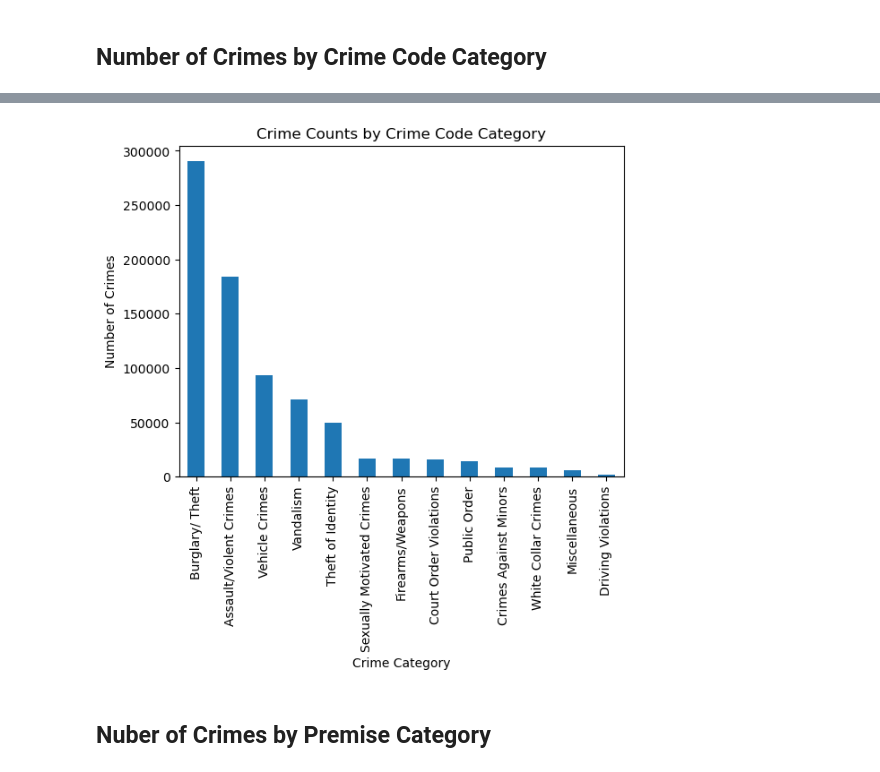
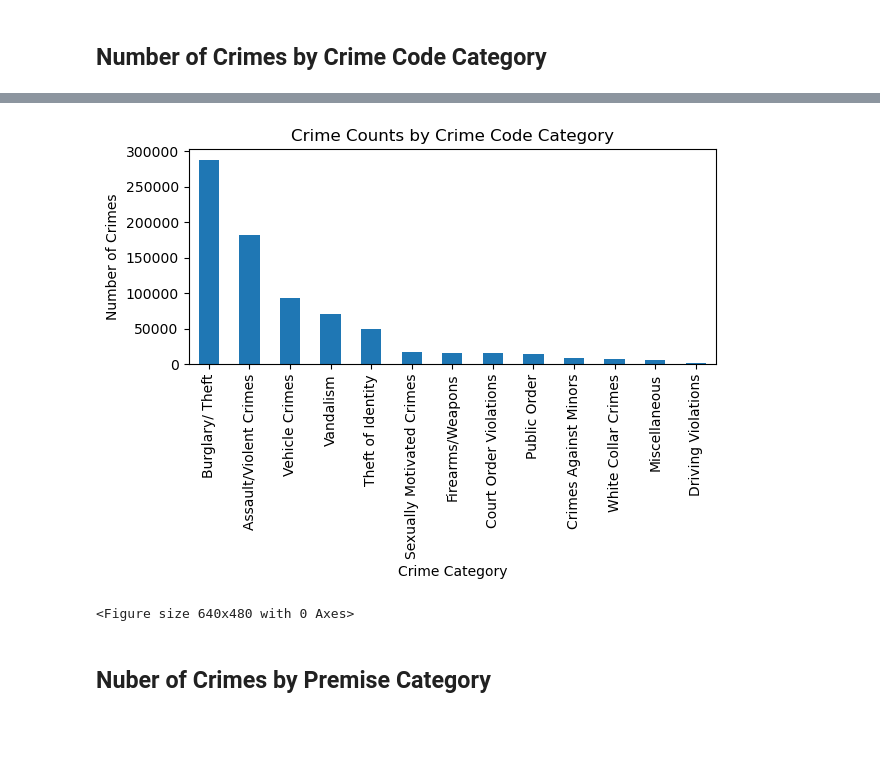
Before and after one commit to dominco5/project1, a Jupyter notebook: Code/data_viz_1.ipynb, the cells around one changed output, grey strips where cells are left out. Drawn from its saved outputs; the diff is of its cells as text; code cells hidden in the pictures; blank space fills up the shorter version.

Commit message:
Add files via upload
adding savefig

```diff
--- a/Code/data_viz_1.ipynb
+++ b/Code/data_viz_1.ipynb
@@ -118,13 +125,18 @@ crime_category_df
 # %%
 crime_category_chart = crime_category_count.plot(kind='bar')
 
 plt.xlabel("Crime Category")
 plt.ylabel("Number of Crimes")
 plt.title("Crime Counts by Crime Code Category")
 
+plt.tight_layout()
 plt.show()
+
+
+plt.savefig(".../Resources/crime_counts_by_category.png")
 # %% [output]
-[figure, old version]
+[figure, new version]
+<Figure size 640x480 with 0 Axes>
 # %% [markdown]
 ## Nuber of Crimes by Premise Category
 # %%
```
Also changed, not shown: parts of 13 cells of this notebook.
